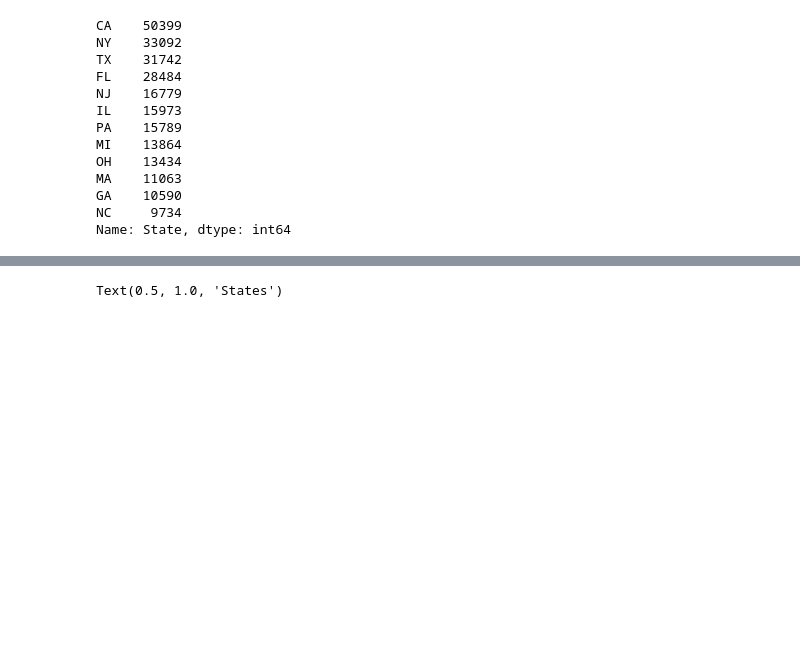
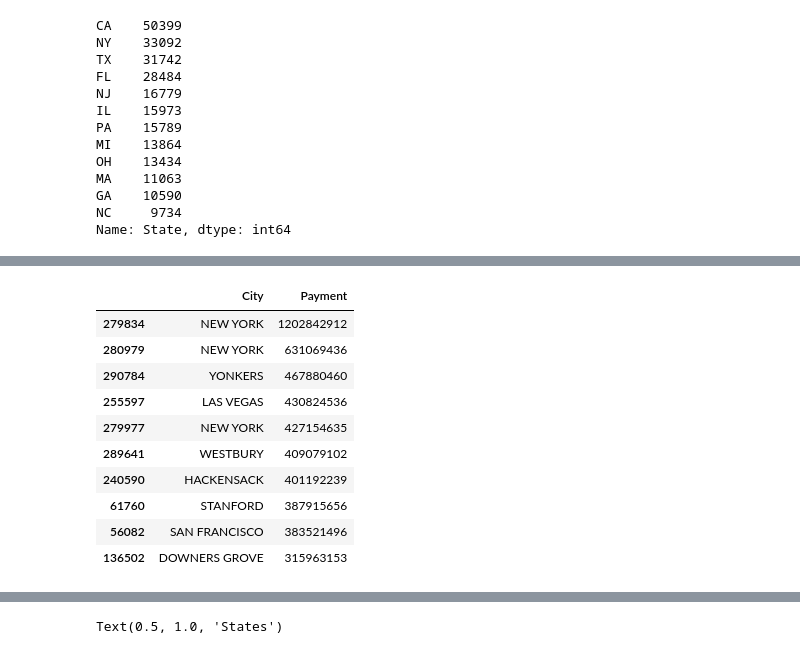
Before and after one commit to Axirts/team_dolphin_grey, a Jupyter notebook: code/data_cleaning_eda.ipynb, the cells around one changed output, grey strips where cells are left out. Cells and saved outputs as stored; diff of their text form; code cells hidden in the pictures; blank space fills up the shorter version.

```diff
--- a/code/data_cleaning_eda.ipynb
+++ b/code/data_cleaning_eda.ipynb
@@ -82,0 +87,15 @@ Name: State, dtype: int64
+# %%
+#Cities with highest payment
+hhs.sort_values('Payment',ascending=False)[['City','Payment']].head(10)
+# %% [output]
+|  | City | Payment |
+| 279834 | NEW YORK | 1202842912 |
+| 280979 | NEW YORK | 631069436 |
+| 290784 | YONKERS | 467880460 |
+| 255597 | LAS VEGAS | 430824536 |
+| 279977 | NEW YORK | 427154635 |
+| 289641 | WESTBURY | 409079102 |
+| 240590 | HACKENSACK | 401192239 |
+| 61760 | STANFORD | 387915656 |
+| 56082 | SAN FRANCISCO | 383521496 |
+| 136502 | DOWNERS GROVE | 315963153 |
```
Also changed, not shown: parts of 24 cells of this notebook.
